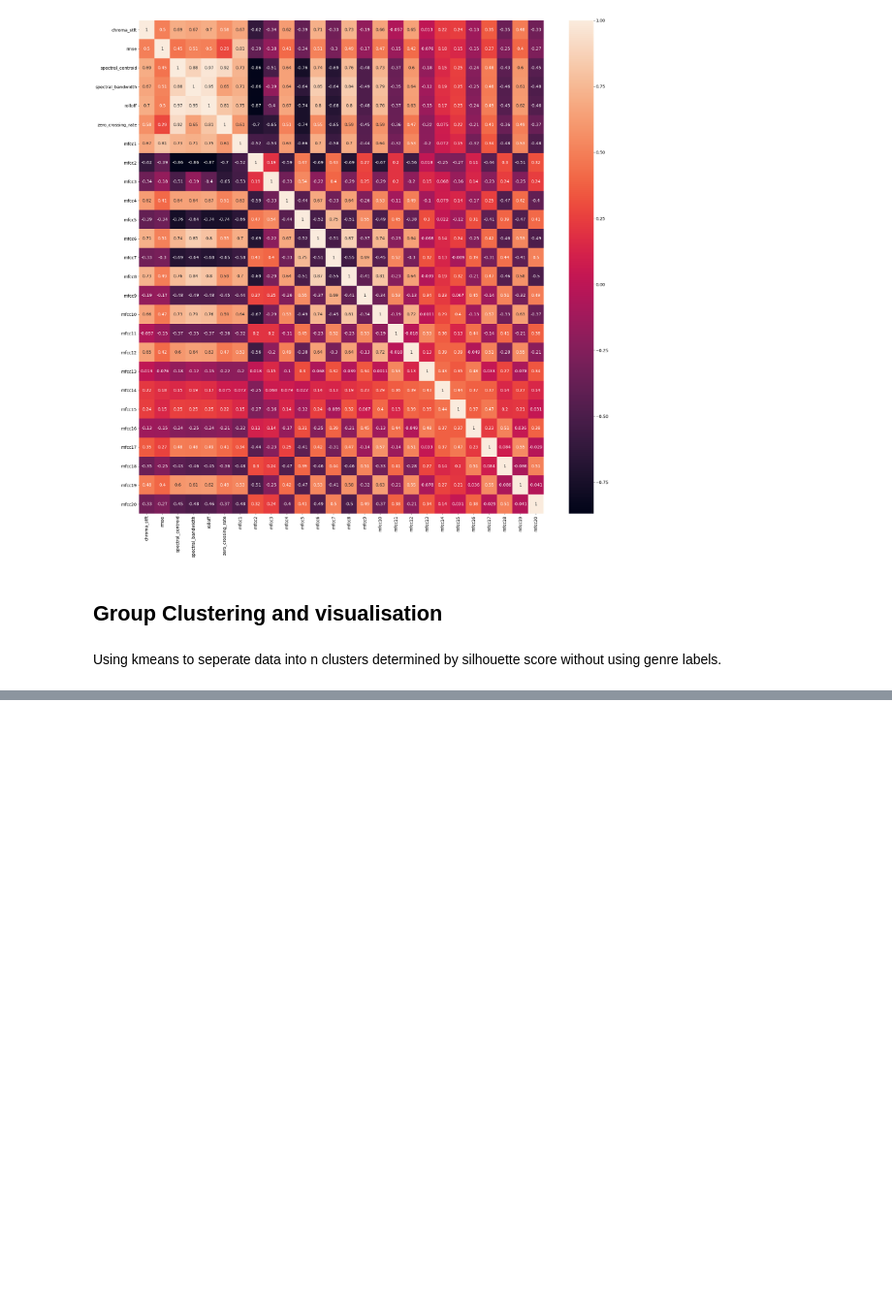
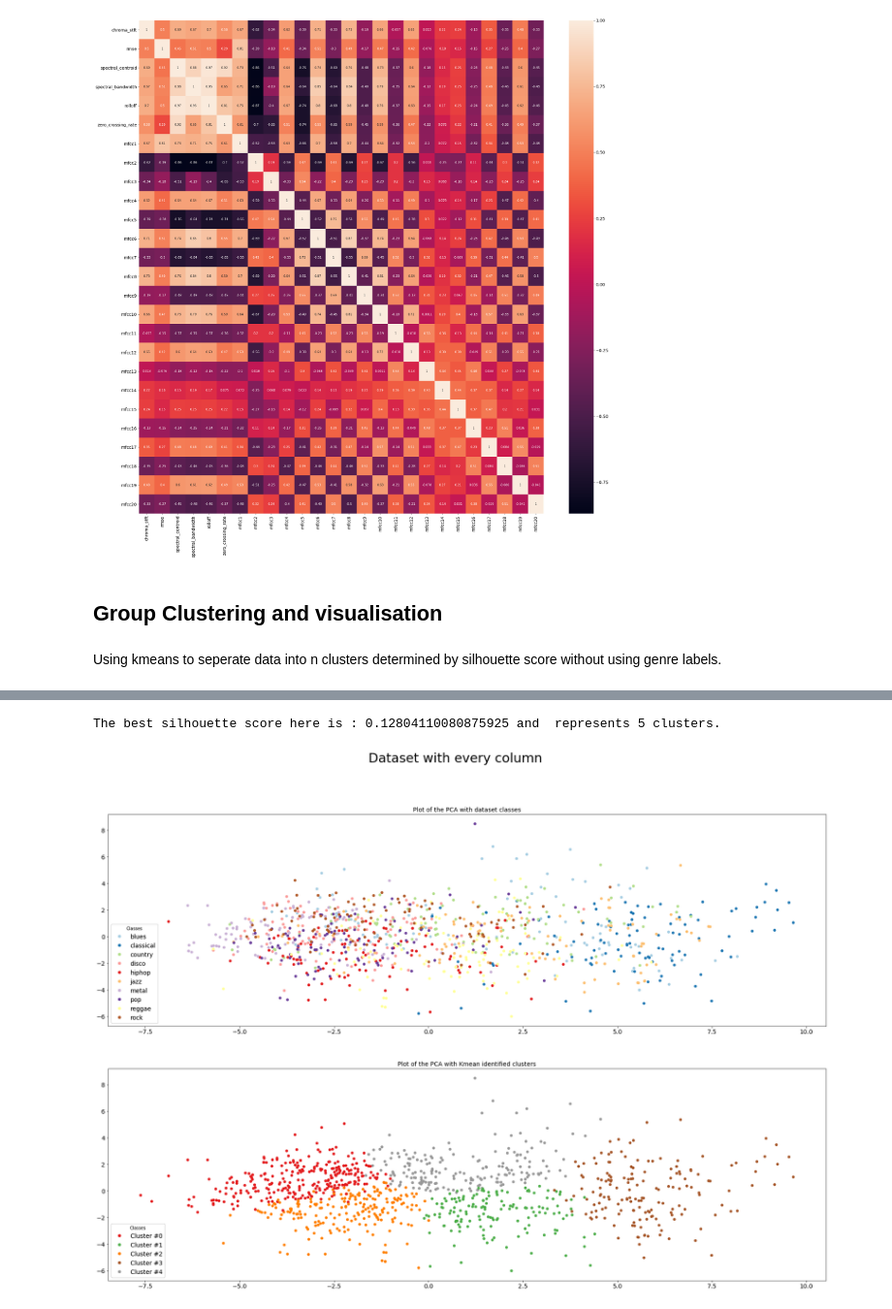
Before and after one commit to andbluedev/Music-Genre-Classification-Notebooks, a Jupyter notebook: Dataset_Analysis.ipynb, the cells around one changed output, grey strips where cells are left out. Shown at 97% size. Drawn from its saved outputs; the diff is of its cells as text; code cells hidden in the pictures; blank space fills up the shorter version.

```diff
--- a/Dataset_Analysis.ipynb
+++ b/Dataset_Analysis.ipynb
@@ -73,9 +73,9 @@ from sklearn import cluster, metrics
 from sklearn import preprocessing
 from sklearn.decomposition import PCA
 
-def show_pca_and_clusters(X, y):
+def show_pca_and_clusters(X, y, title=""):
     scores = {}
-    start_range = 2
+    start_range = 5
 
     ######################################################################
     # 1 - Find best number of Kmean clusters by optimizing silhouette score
@@ -121,7 +121,7 @@ def show_pca_and_clusters(X, y):
 
     fig, ax = plt.subplots(2, figsize=(30,20))
 
-
+    fig.suptitle(title, fontsize=30)
     scatter0 = ax[0].scatter(X_pca[:,0], X_pca[:,1], c=y_encoded, s=30,cmap=plt.get_cmap("Paired"))
     # plotting data displaying n clusters found by kmean
     scatter1 = ax[1].scatter(X_pca[:,0], X_pca[:,1], c=km.labels_, s=30,cmap=plt.get_cmap("Set1"))
@@ -143,7 +143,8 @@ def show_pca_and_clusters(X, y):
         legend1.get_texts()[i].set_text("Cluster #%s" % i)
 
     ax[0].add_artist(legend0)
+    ax[0].set_title("Plot of the PCA with dataset classes")
     ax[1].add_artist(legend1)
-
+    ax[1].set_title("Plot of the PCA with Kmean identified clusters")
     plt.show()
 # %% [markdown]
@@ -153,0 +152,5 @@ def show_pca_and_clusters(X, y):
+# %%
+show_pca_and_clusters(X, y, "Dataset with every column")
+# %% [output]
+The best silhouette score here is : 0.12804110080875925 and  represents 5 clusters.
+[figure, added]
```
Also changed, not shown: parts of 7 cells of this notebook.
